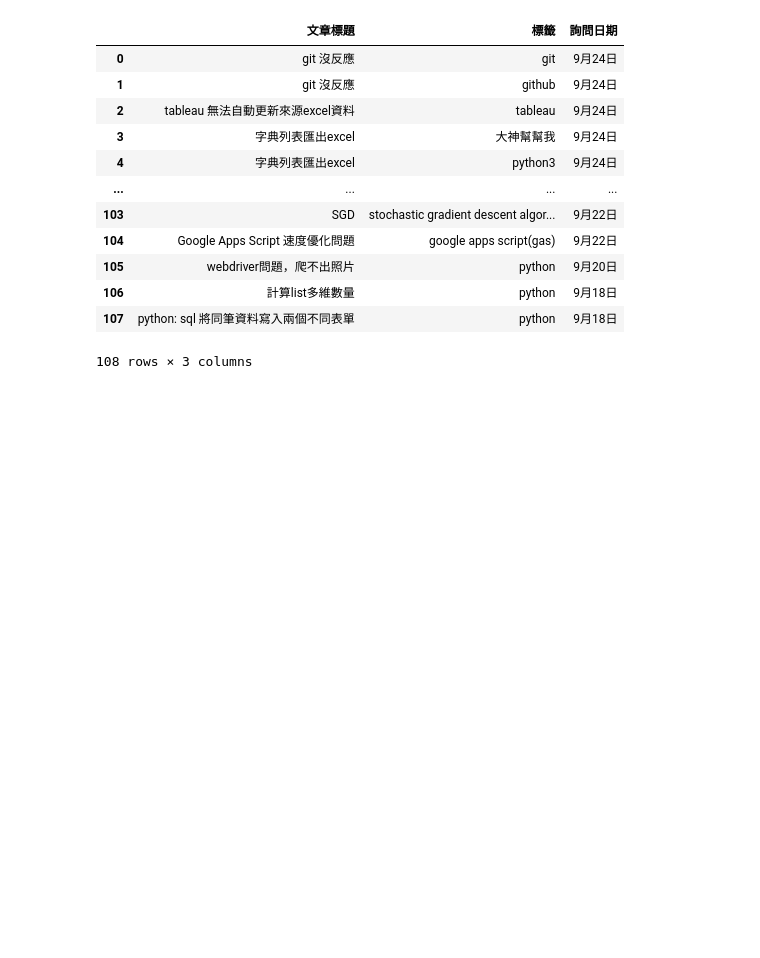
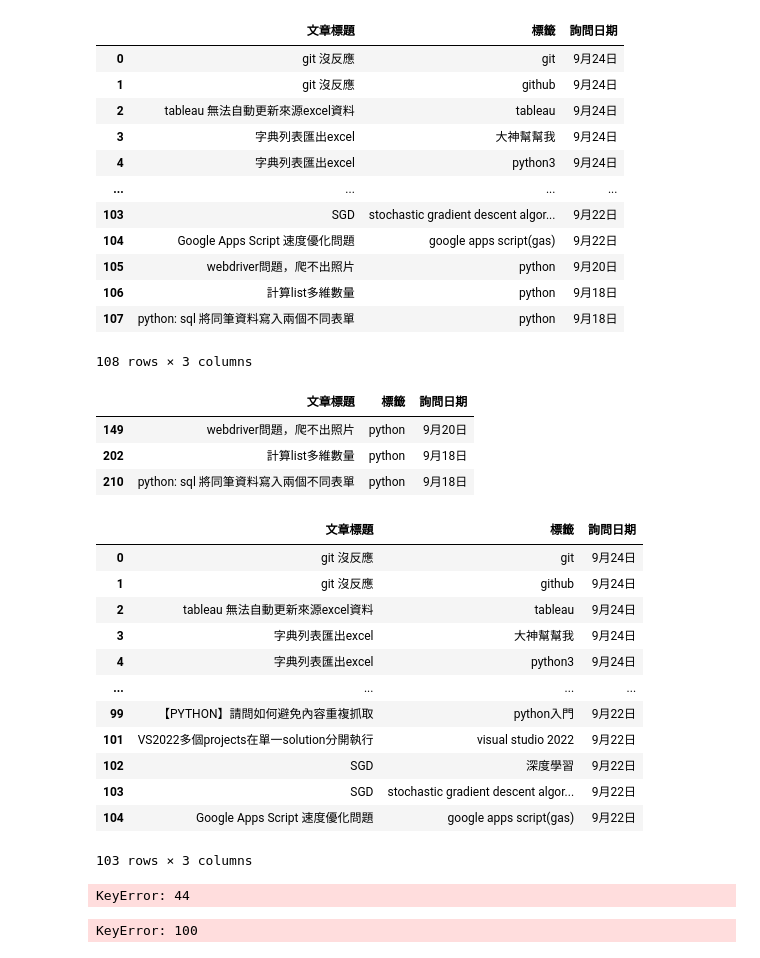
Before and after one commit to minhao920201/PL, a Jupyter notebook: HW1/homework1.ipynb, the cells around one changed output. Drawn from its saved outputs; the diff is of its cells as text; code cells hidden in the pictures; blank space fills up the shorter version.

```diff
--- a/HW1/homework1.ipynb
+++ b/HW1/homework1.ipynb
@@ -69,4 +69,39 @@ union
 | 107 | python: sql 將同筆資料寫入兩個不同表單 | python | 9月18日 |
 108 rows × 3 columns
 # %%
-#差集
+#差集1 (py - first_three_date)
+difference1 = pd.concat([py,first_three_date,first_three_date]).drop_duplicates(keep=False)
+display(difference1)
+# %% [output]
+|  | 文章標題 | 標籤 | 詢問日期 |
+| 149 | webdriver問題，爬不出照片 | python | 9月20日 |
+| 202 | 計算list多維數量 | python | 9月18日 |
+| 210 | python: sql 將同筆資料寫入兩個不同表單 | python | 9月18日 |
+# %%
+#差集2 (first_three_date - py)
+difference2 = pd.concat([first_three_date,py,py]).drop_duplicates(keep=False)
+display(difference2)
+# %% [output]
+|  | 文章標題 | 標籤 | 詢問日期 |
+| 0 | git 沒反應 | git | 9月24日 |
+| 1 | git 沒反應 | github | 9月24日 |
+| 2 | tableau 無法自動更新來源excel資料 | tableau | 9月24日 |
+| 3 | 字典列表匯出excel | 大神幫幫我 | 9月24日 |
+| 4 | 字典列表匯出excel | python3 | 9月24日 |
+| ... | ... | ... | ... |
+| 99 | 【PYTHON】請問如何避免內容重複抓取 | python入門 | 9月22日 |
+| 101 | VS2022多個projects在單一solution分開執行 | visual studio 2022 | 9月22日 |
+| 102 | SGD | 深度學習 | 9月22日 |
+| 103 | SGD | stochastic gradient descent algor... | 9月22日 |
+| 104 | Google Apps Script 速度優化問題 | google apps script(gas) | 9月22日 |
+103 rows × 3 columns
+# %%
+#驗證差集二 index = 44 和 index = 100 的資料不包含在 data 中
+difference2["文章標題"][44]
+# %% [output]
+KeyError: 44
+# %%
+#驗證差集二 index = 44 和 index = 100 的資料不包含在 data 中
+difference2["文章標題"][100]
+# %% [output]
+KeyError: 100
```
Also changed, not shown: parts of 4 cells of this notebook.
